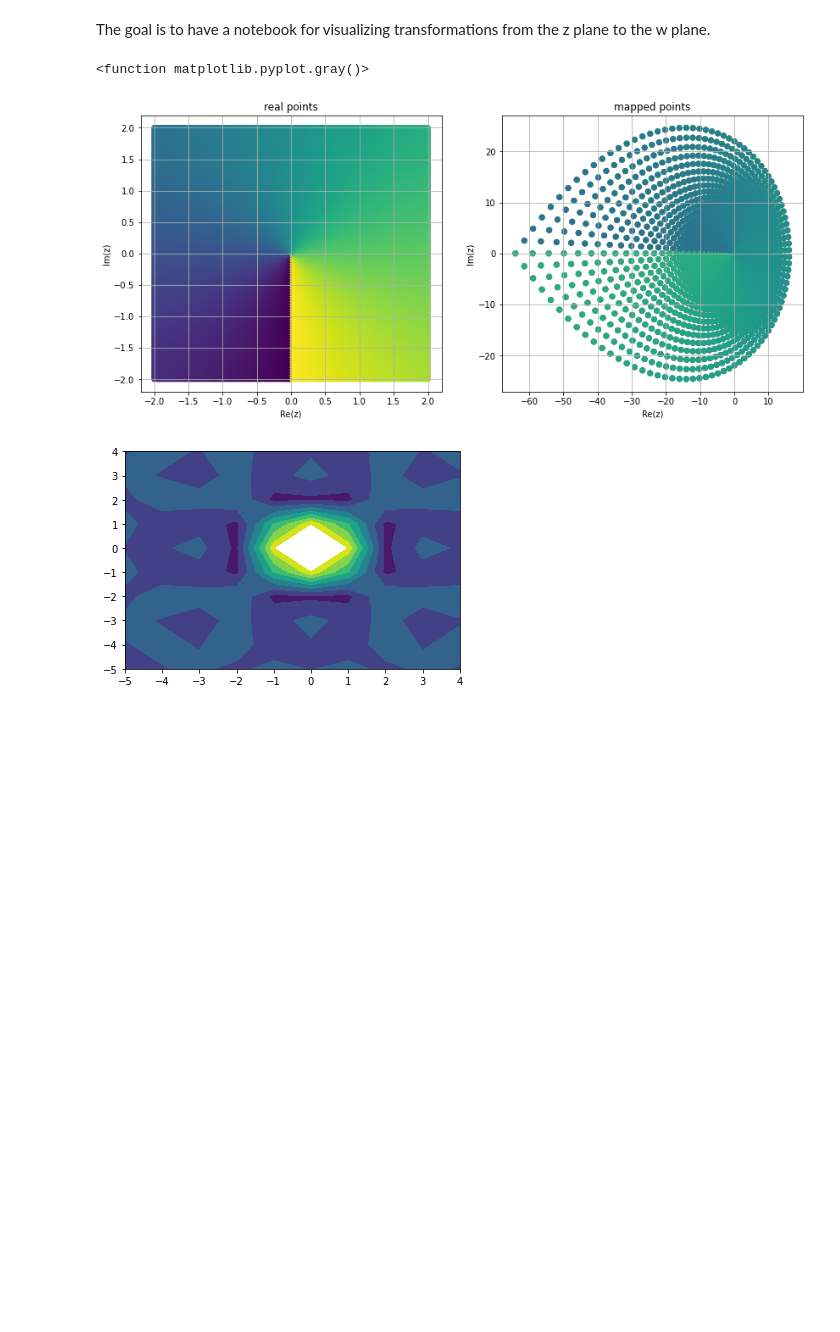
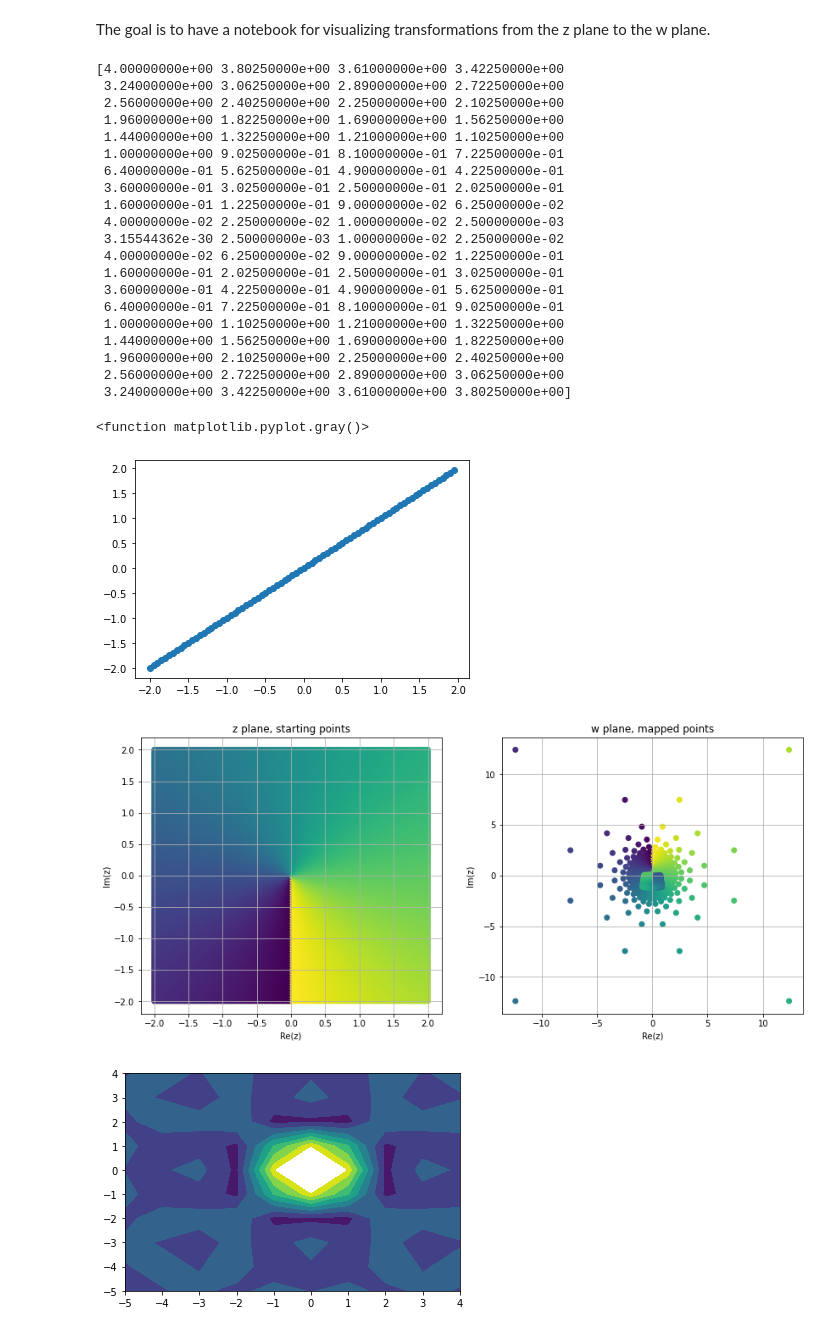
Before and after one commit to delpinolisette/complex-analysis, a Jupyter notebook: conformal_maps.ipynb, the cells around one changed output. Saved outputs shown, nothing was run; the diff lists cells and outputs as text; code cells hidden in the pictures; blank space fills up the shorter version.

Commit message:
circle yeeaaaaaaaah

```diff
--- a/conformal_maps.ipynb
+++ b/conformal_maps.ipynb
@@ -1,45 +1,92 @@
 # %% [markdown]
 The goal is to have a notebook for visualizing transformations from the z plane to the w plane.
 # %%
+"""
+
+visualize confomal(or any) maps from z pl
+"""
 import numpy as np
 from numpy import *
 import matplotlib.pyplot as plt
 
 u = linspace(-2, 2, 100)
 # print(u)
 v = linspace(-2, 2, 100) # evenly spaced numbers on an interval
 
 
 # making the meshgrid
 uu, vv = meshgrid(u, v) # turns a 2 d array of x and y values into plotted grid
 
-z0 = uu + 1j * vv # delinneate real and complex axes for z plane
+# to find the image of a semi circle we would have to have a matrix of values representing the circle.
+# so where x^2 + y^2 = 0 and the imaginary part is strictly positive.
+
+
+cu = np.arange(-2,2,.05)
+cv = np.arange(-2,2,.05)
+print(cu*(cv.T))
+circle_x = []
+circle_y = []
+
+# keep only the disk equation satisfiers
+for u in cu:
+    for v in cv:
+        if (u**2 + v**2 < 1):
+            circle_x.append(u)
+            circle_y.append(v)
+
+
+plt.scatter(circle_x, circle_y)
+
+# multiply by transpose
+
+z0 = uu + (1j * vv) # delinneate real and complex axes for z plane
 #plt.scatter(z0)
 
 #m = 2+3j # first map
-z = z0**4 # actual transformation
+z = (-1/2)*(z0-1/(z0)) # actual transformation
 T = np.arctan2(uu,vv) # argument for each coordinate in complex plane
 
 plt.figure(figsize=(14,6))  # holds both plots
 plt.subplot(1,2,1)
 #plt.scatter(uu, vv, c=T, s=10, lw = 0)
 plt.scatter(uu, vv, c=T)
-plt.title('real points')
+plt.title('z plane, starting points')
 plt.xlabel('Re(z)')
 plt.ylabel('Im(z)')
 plt.grid(True)
 
 plt.subplot(1,2,2)
 #plt.scatter(real(z), imag(z),c=T, s=10, lw = 0)
 plt.scatter(real(z), imag(z), c=T)
-plt.title('mapped points')
+plt.title('w plane, mapped points')
 plt.xlabel('Re(z)')
 plt.ylabel('Im(z)')
 plt.grid(True)
 plt.gray
 # %% [output]
-<function matplotlib.pyplot.gray()>
+[4.00000000e+00 3.80250000e+00 3.61000000e+00 3.42250000e+00
+ 3.24000000e+00 3.06250000e+00 2.89000000e+00 2.72250000e+00
+ 2.56000000e+00 2.40250000e+00 2.25000000e+00 2.10250000e+00
+ 1.96000000e+00 1.82250000e+00 1.69000000e+00 1.56250000e+00
+ 1.44000000e+00 1.32250000e+00 1.21000000e+00 1.10250000e+00
+ 1.00000000e+00 9.02500000e-01 8.10000000e-01 7.22500000e-01
+ 6.40000000e-01 5.62500000e-01 4.90000000e-01 4.22500000e-01
+ 3.60000000e-01 3.02500000e-01 2.50000000e-01 2.02500000e-01
+ 1.60000000e-01 1.22500000e-01 9.00000000e-02 6.25000000e-02
+ 4.00000000e-02 2.25000000e-02 1.00000000e-02 2.50000000e-03
+ 3.15544362e-30 2.50000000e-03 1.00000000e-02 2.25000000e-02
+ 4.00000000e-02 6.25000000e-02 9.00000000e-02 1.22500000e-01
+ 1.60000000e-01 2.02500000e-01 2.50000000e-01 3.02500000e-01
+ 3.60000000e-01 4.22500000e-01 4.90000000e-01 5.62500000e-01
+ 6.40000000e-01 7.22500000e-01 8.10000000e-01 9.02500000e-01
+ 1.00000000e+00 1.10250000e+00 1.21000000e+00 1.32250000e+00
+ 1.44000000e+00 1.56250000e+00 1.69000000e+00 1.82250000e+00
+ 1.96000000e+00 2.10250000e+00 2.25000000e+00 2.40250000e+00
+ 2.56000000e+00 2.72250000e+00 2.89000000e+00 3.06250000e+00
+ 3.24000000e+00 3.42250000e+00 3.61000000e+00 3.80250000e+00]
+<function matplotlib.pyplot.gray()>
-[figure, old version]
+[figure, new version]
+[figure, added]
 # %%
 # example usage of the meshgrid function
 
```
